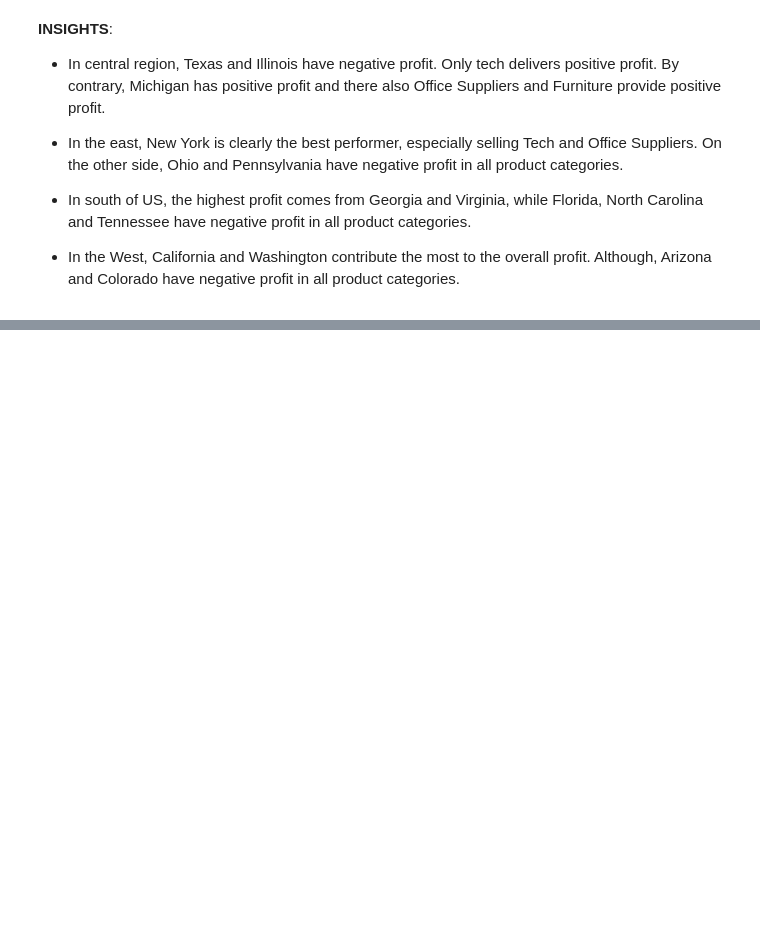
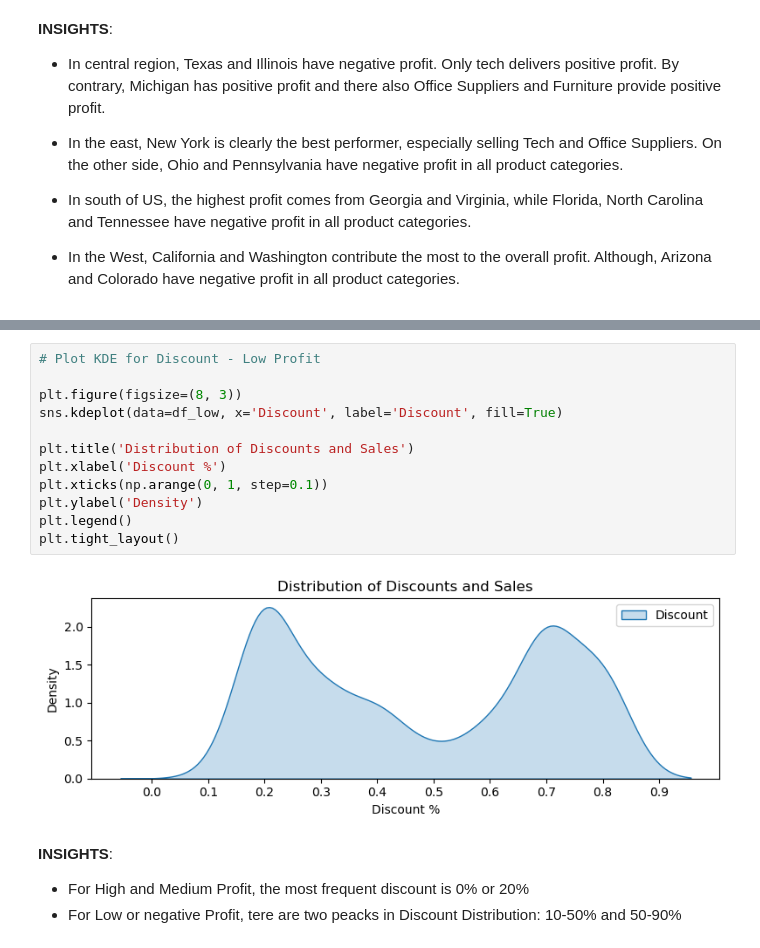
Before and after one commit to Kristinawk/final_project_ETL_Analytics, a Jupyter notebook: notebooks/02_preliminary_eda.ipynb, the cells around one changed output, grey strips where cells are left out. Cells and saved outputs as stored; diff of their text form; blank space fills up the shorter version.

```diff
--- a/notebooks/02_preliminary_eda.ipynb
+++ b/notebooks/02_preliminary_eda.ipynb
@@ -771,0 +1025,18 @@ plt.show()
+# %%
+# Plot KDE for Discount - Low Profit
+
+plt.figure(figsize=(8, 3))
+sns.kdeplot(data=df_low, x='Discount', label='Discount', fill=True)
+
+plt.title('Distribution of Discounts and Sales')
+plt.xlabel('Discount %')
+plt.xticks(np.arange(0, 1, step=0.1))
+plt.ylabel('Density')
+plt.legend()
+plt.tight_layout()
+# %% [output]
+[figure, added]
+# %% [markdown]
+**INSIGHTS**:
+- For High and Medium Profit, the most frequent discount is 0% or 20%
+- For Low or negative Profit, tere are two peacks in Discount Distribution: 10-50% and 50-90%
```
Also changed, not shown: parts of 38 cells of this notebook.
